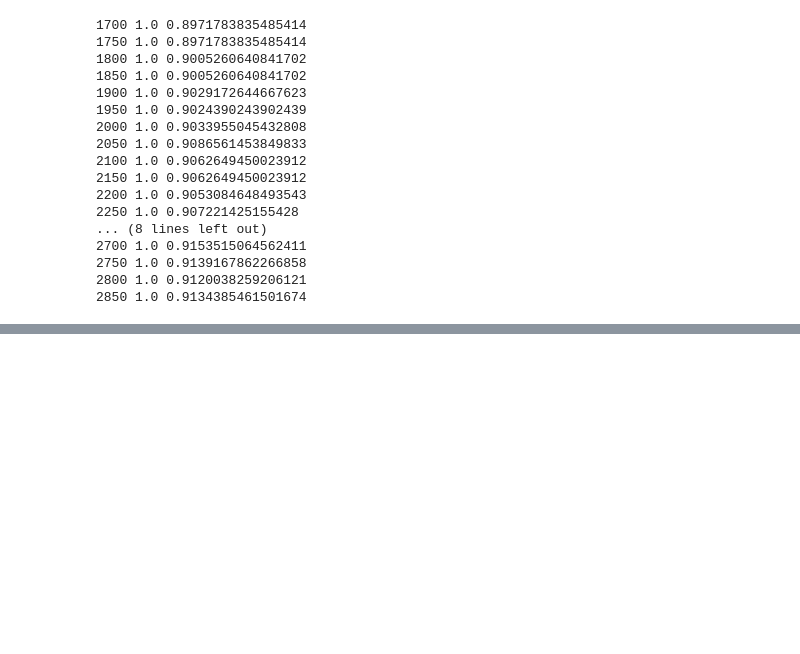
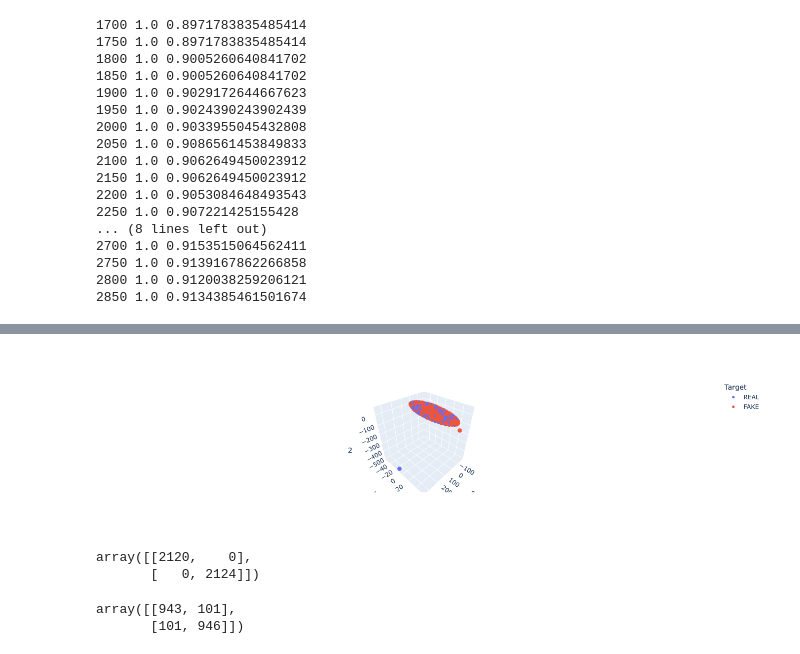
Before and after one commit to vyacheslav-ku/vkdanu, a Jupyter notebook: practical_task_1/fake_news.ipynb, the cells around one changed output, grey strips where cells are left out. Drawn from its saved outputs; the diff is of its cells as text; code cells hidden in the pictures; blank space fills up the shorter version.

```diff
--- a/practical_task_1/fake_news.ipynb
+++ b/practical_task_1/fake_news.ipynb
@@ -206,0 +246,9 @@ fig.show()
+# %%
+fig = px.scatter_3d(
+    X_embedded3, x=0, y=1, z=2,
+    color=y_train, labels={'color': 'Target'}
+)
+fig.update_traces(marker_size=5)
+fig.show()
+# %% [output]
+[figure, added]
@@ -206,0 +270,10 @@ fig.show()
+# %%
+confusion_matrix(y_train, y_train_pred)
+# %% [output]
+array([[2120,    0],
+       [   0, 2124]])
+# %%
+confusion_matrix(y_test, y_test_pred)
+# %% [output]
+array([[943, 101],
+       [101, 946]])
```
Also changed, not shown: parts of 15 cells of this notebook, 6 other files.
